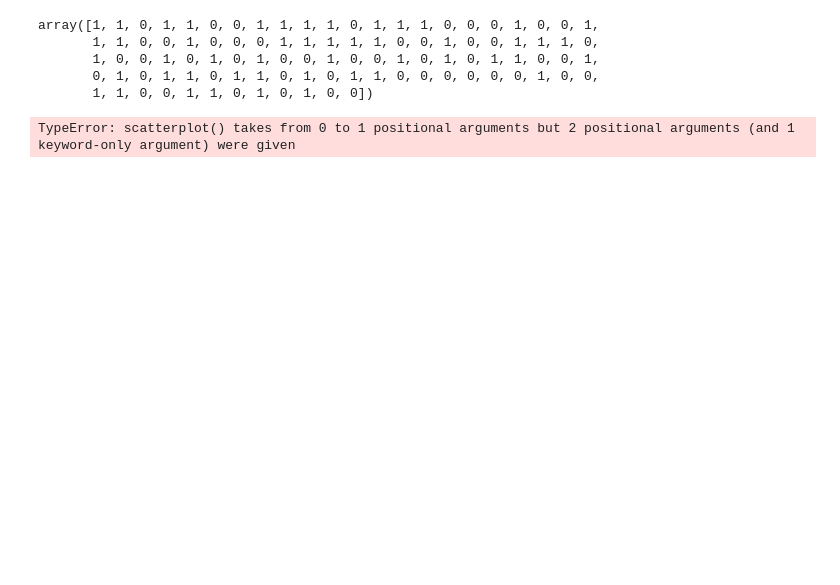
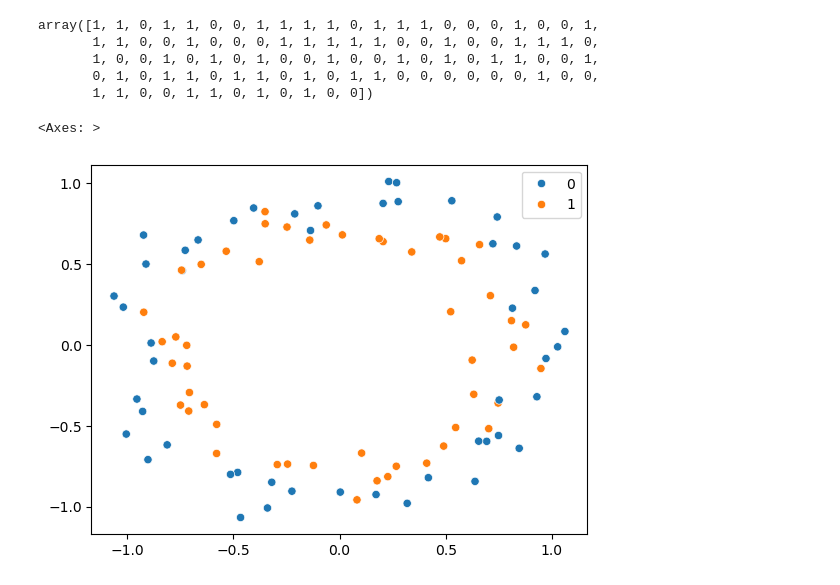
Before and after one commit to MimoHasPurpose/deep_learning, a Jupyter notebook: day21_30/early_stoppingNN.ipynb, the cells around one changed output. Drawn from its saved outputs; the diff is of its cells as text; code cells hidden in the pictures; blank space fills up the shorter version.

```diff
--- a/day21_30/early_stoppingNN.ipynb
+++ b/day21_30/early_stoppingNN.ipynb
@@ -24,9 +24,10 @@ array([1, 1, 0, 1, 1, 0, 0, 1, 1, 1, 1, 0, 1, 1, 1, 0, 0, 0, 1, 0, 0, 1,
        0, 1, 0, 1, 1, 0, 1, 1, 0, 1, 0, 1, 1, 0, 0, 0, 0, 0, 0, 1, 0, 0,
        1, 1, 0, 0, 1, 1, 0, 1, 0, 1, 0, 0])
 # %%
-sns.scatterplot(X[:,0],X[:,1],hue=y)
+sns.scatterplot(x=X[:,0],y=X[:,1],hue=y)
 # %% [output]
-TypeError: scatterplot() takes from 0 to 1 positional arguments but 2 positional arguments (and 1 keyword-only argument) were given
+<Axes: >
+[figure, added]
 # %%
 X_train,X_test,y_train,y_test=train_test_split(X,y,test_size=0.20,random_state=2)
 # %%
```
Also changed, not shown: parts of 1 cell of this notebook, 4 other files.
